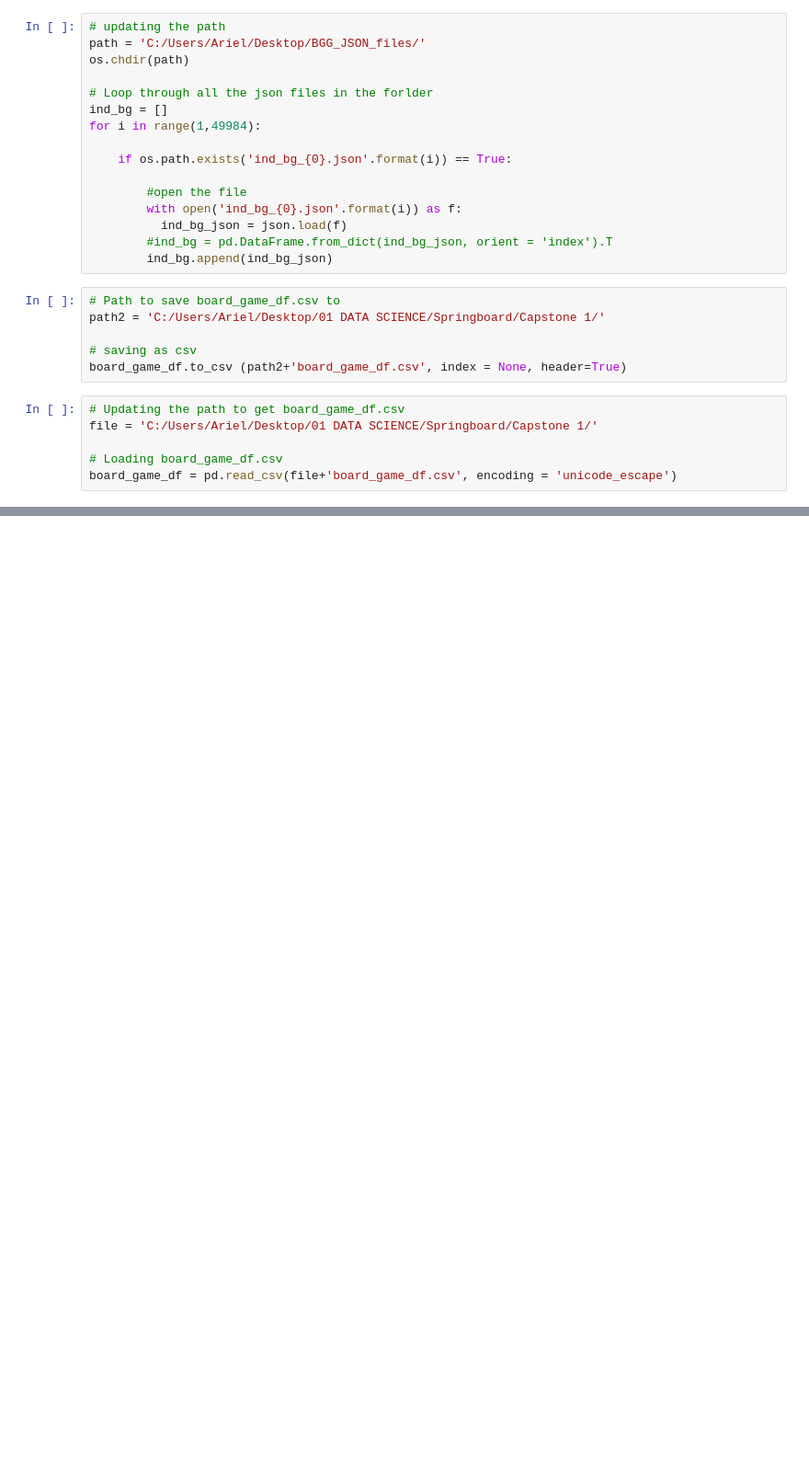
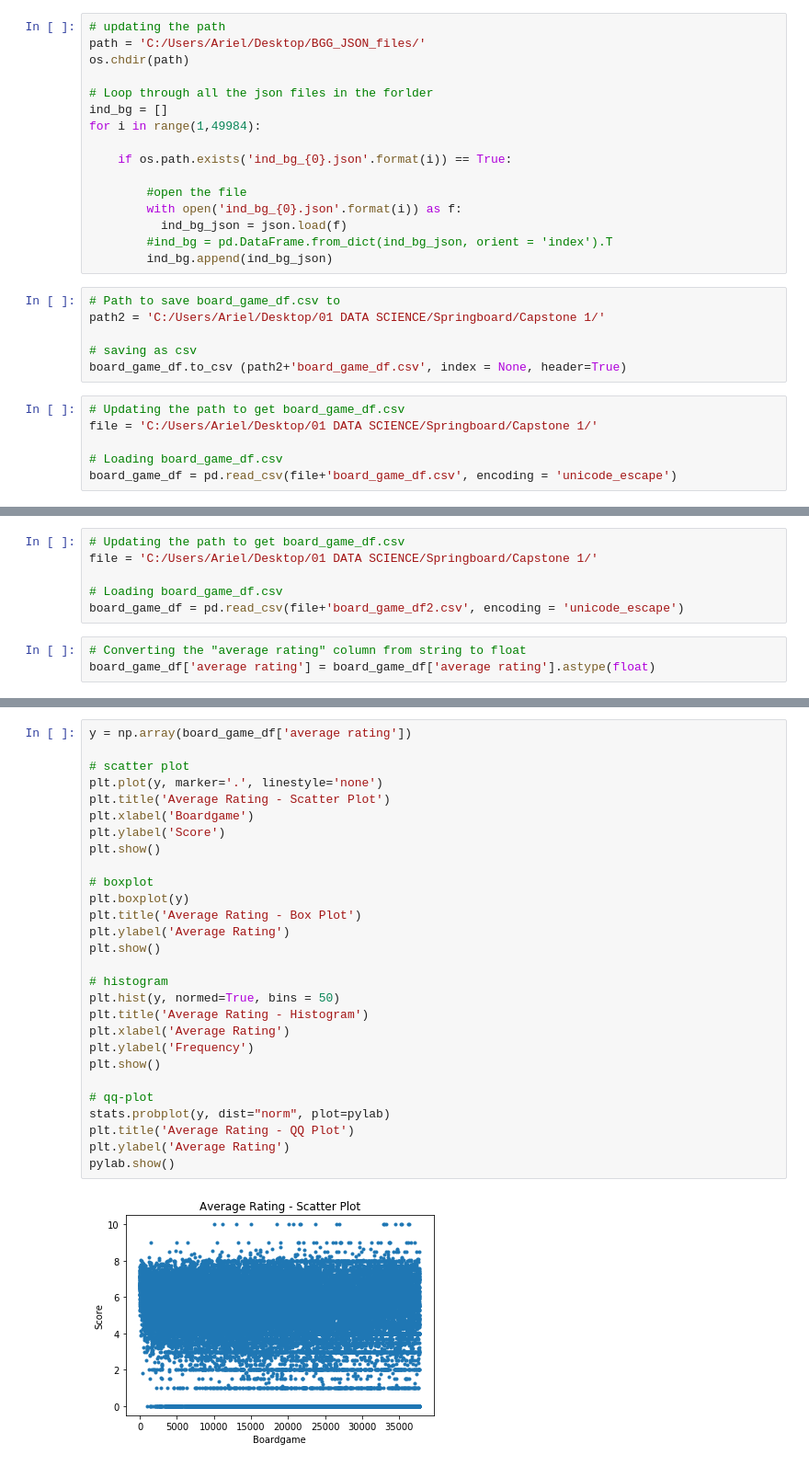
Before and after one commit to cisco3775/Board-Game-Geeks-Recommender-System, a Jupyter notebook: BoardGameGeek Recommender System.ipynb, the cells around one changed output, grey strips where cells are left out. Shown at 92% size. Drawn from its saved outputs; the diff is of its cells as text; blank space fills up the shorter version.

```diff
--- a/BoardGameGeek Recommender System.ipynb
+++ b/BoardGameGeek Recommender System.ipynb
@@ -216,0 +340,9 @@ board_game_df.head()
+# %%
+# Updating the path to get board_game_df.csv
+file = 'C:/Users/Ariel/Desktop/01 DATA SCIENCE/Springboard/Capstone 1/'
+
+# Loading board_game_df.csv
+board_game_df = pd.read_csv(file+'board_game_df2.csv', encoding = 'unicode_escape')
+# %%
+# Converting the "average rating" column from string to float
+board_game_df['average rating'] = board_game_df['average rating'].astype(float)
@@ -216,0 +399,30 @@ board_game_df.head()
+# %%
+y = np.array(board_game_df['average rating'])
+
+# scatter plot
+plt.plot(y, marker='.', linestyle='none')
+plt.title('Average Rating - Scatter Plot')
+plt.xlabel('Boardgame')
+plt.ylabel('Score')
+plt.show()
+
+# boxplot
+plt.boxplot(y)
+plt.title('Average Rating - Box Plot')
+plt.ylabel('Average Rating')
+plt.show()
+
+# histogram
+plt.hist(y, normed=True, bins = 50)
+plt.title('Average Rating - Histogram')
+plt.xlabel('Average Rating')
+plt.ylabel('Frequency')
+plt.show()
+
+# qq-plot
+stats.probplot(y, dist="norm", plot=pylab)
+plt.title('Average Rating - QQ Plot')
+plt.ylabel('Average Rating')
+pylab.show()
+# %% [output]
+[figure, added]
```
Also changed, not shown: parts of 30 cells of this notebook.
